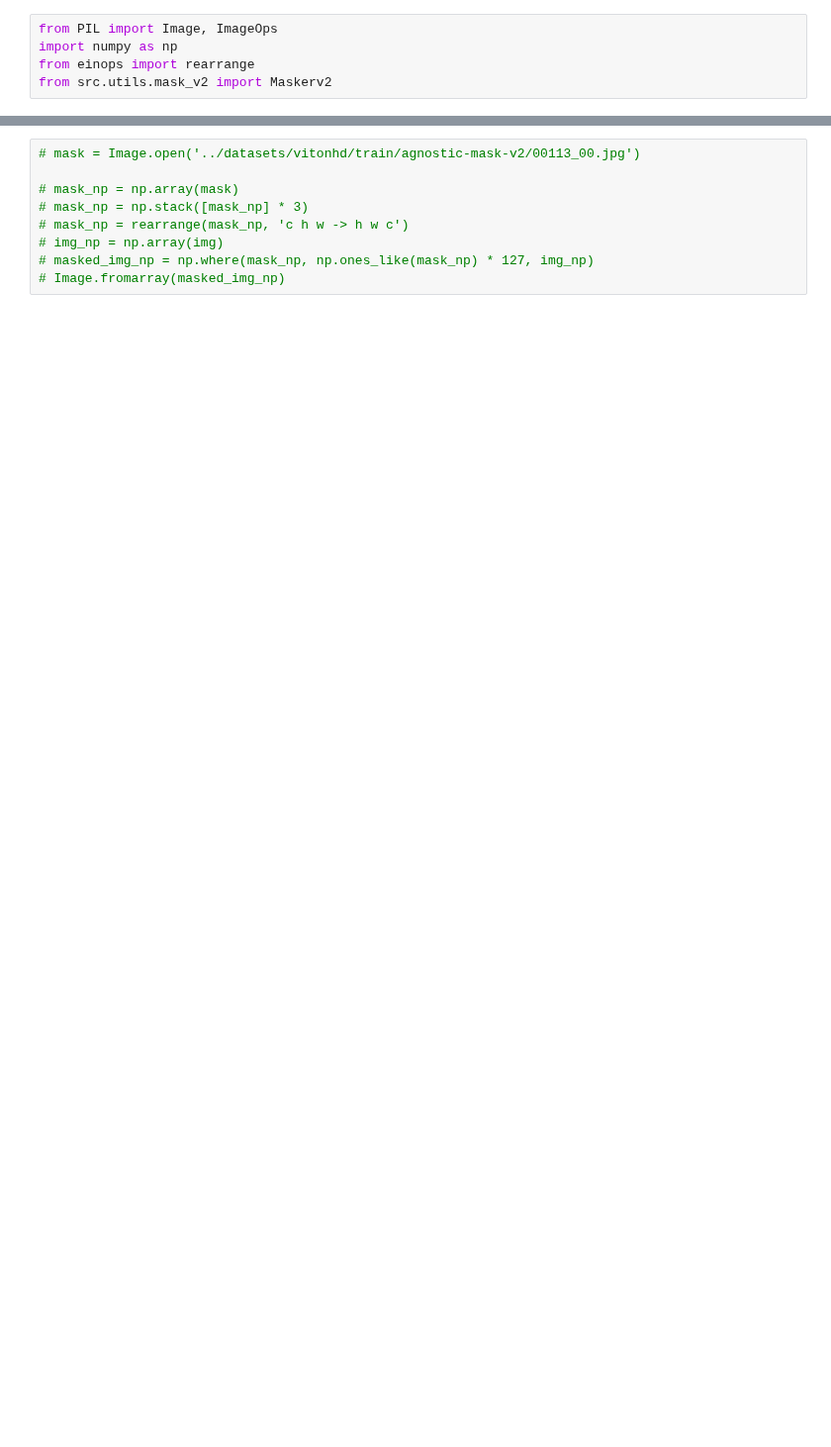
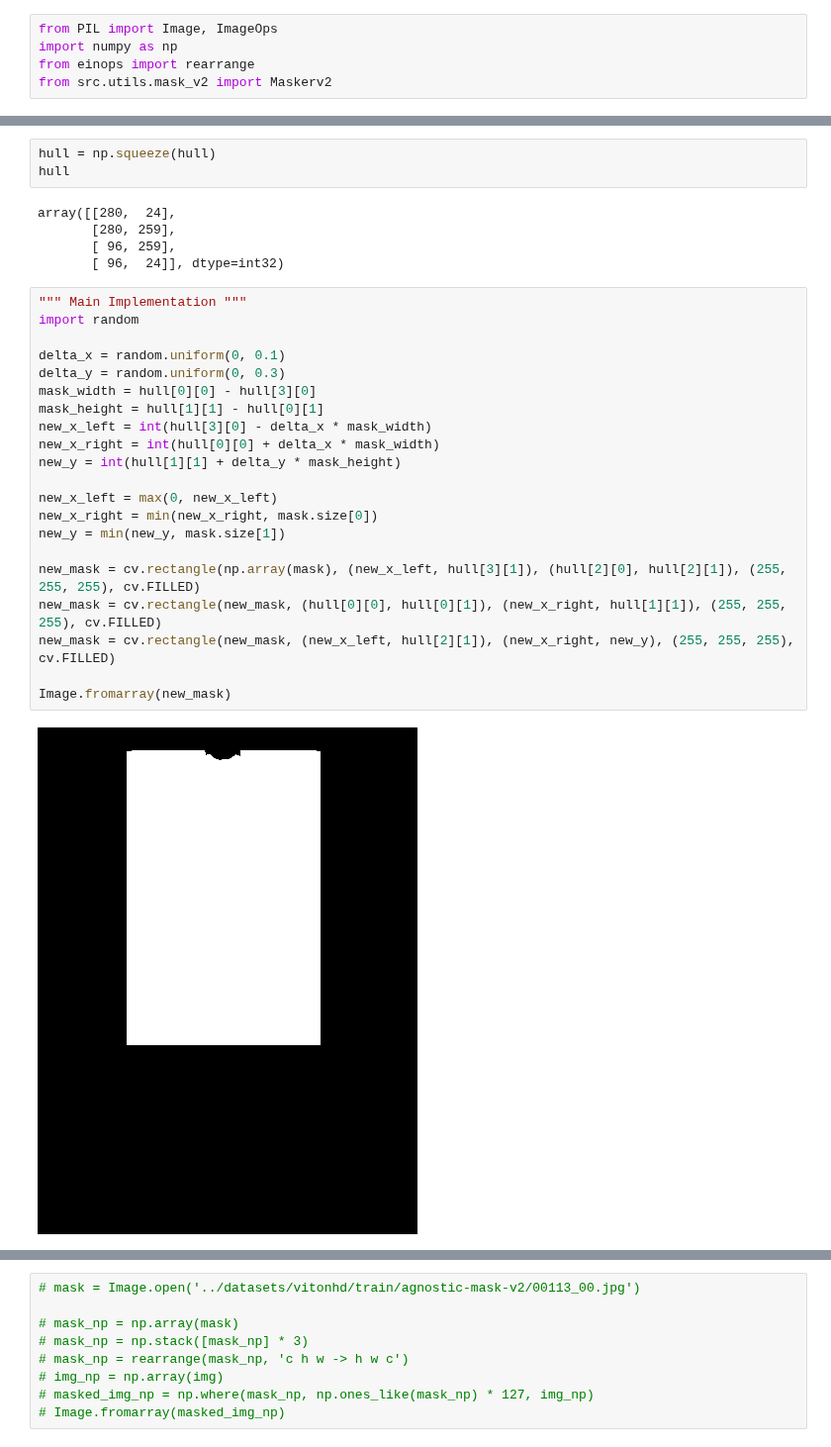
Before and after one commit to hosjiu1702/H-engine, a Jupyter notebook: notebooks/maskv2_test.ipynb, the cells around one changed output, grey strips where cells are left out. Shown at 99% size. Cells and saved outputs as stored; diff of their text form; blank space fills up the shorter version.

```diff
--- a/notebooks/maskv2_test.ipynb
+++ b/notebooks/maskv2_test.ipynb
@@ -19,0 +60,31 @@ mask
+# %%
+hull = np.squeeze(hull)
+hull
+# %% [output]
+array([[280,  24],
+       [280, 259],
+       [ 96, 259],
+       [ 96,  24]], dtype=int32)
+# %%
+""" Main Implementation """
+import random
+
+delta_x = random.uniform(0, 0.1)
+delta_y = random.uniform(0, 0.3)
+mask_width = hull[0][0] - hull[3][0]
+mask_height = hull[1][1] - hull[0][1]
+new_x_left = int(hull[3][0] - delta_x * mask_width)
+new_x_right = int(hull[0][0] + delta_x * mask_width)
+new_y = int(hull[1][1] + delta_y * mask_height)
+
+new_x_left = max(0, new_x_left)
+new_x_right = min(new_x_right, mask.size[0])
+new_y = min(new_y, mask.size[1])
+
+new_mask = cv.rectangle(np.array(mask), (new_x_left, hull[3][1]), (hull[2][0], hull[2][1]), (255, 255, 255), cv.FILLED)
+new_mask = cv.rectangle(new_mask, (hull[0][0], hull[0][1]), (new_x_right, hull[1][1]), (255, 255, 255), cv.FILLED)
+new_mask = cv.rectangle(new_mask, (new_x_left, hull[2][1]), (new_x_right, new_y), (255, 255, 255), cv.FILLED)
+
+Image.fromarray(new_mask)
+# %% [output]
+[figure, added]
```
Also changed, not shown: parts of 10 cells of this notebook.
